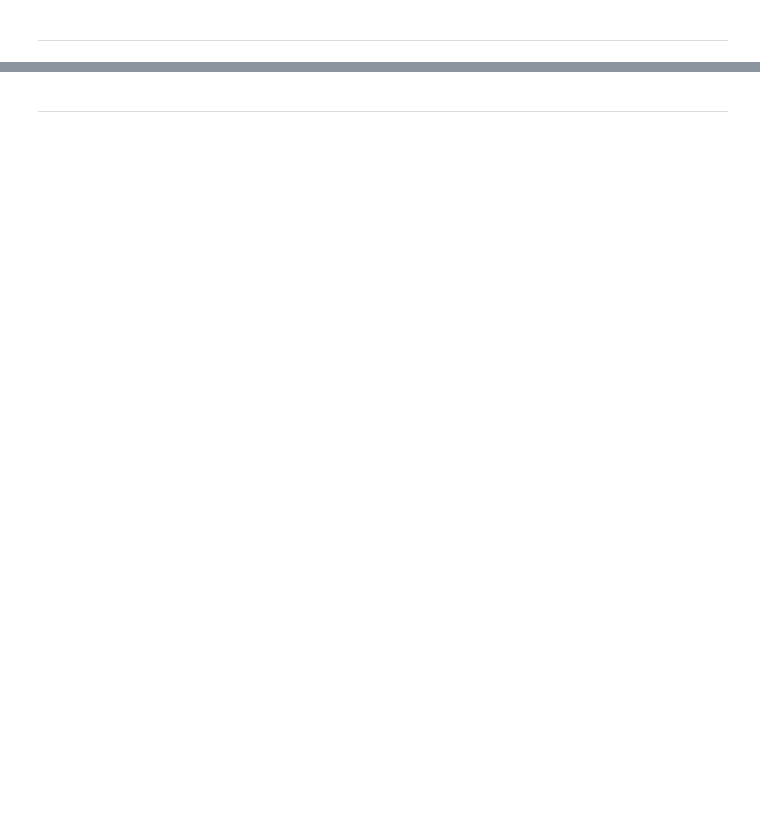
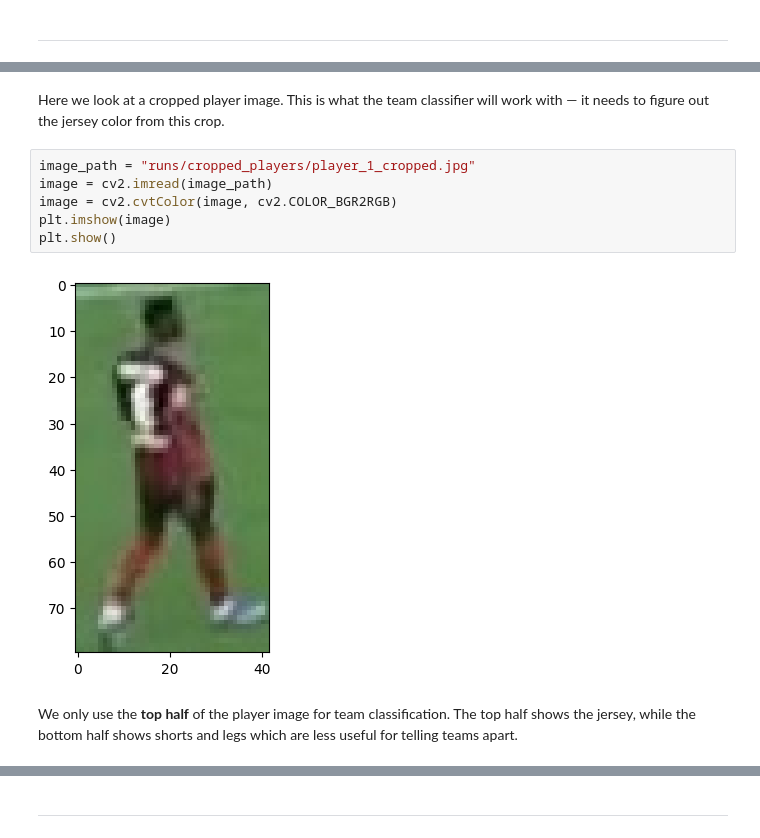
Before and after one commit to DanielLankry/Football-Vision-Stats-ML, a Jupyter notebook: Football-Vision-Stats.ipynb, the cells around one changed output, grey strips where cells are left out. Drawn from its saved outputs; the diff is of its cells as text; blank space fills up the shorter version.

```diff
--- a/Football-Vision-Stats.ipynb
+++ b/Football-Vision-Stats.ipynb
@@ -46,0 +749,12 @@ os.chdir('Football Advanced stats with python')
+# %% [markdown]
+Here we look at a cropped player image. This is what the team classifier will work with — it needs to figure out the jersey color from this crop.
+# %%
+image_path = "runs/cropped_players/player_1_cropped.jpg"
+image = cv2.imread(image_path)
+image = cv2.cvtColor(image, cv2.COLOR_BGR2RGB)
+plt.imshow(image)
+plt.show()
+# %% [output]
+[figure, added]
+# %% [markdown]
+We only use the **top half** of the player image for team classification. The top half shows the jersey, while the bottom half shows shorts and legs which are less useful for telling teams apart.
```
Also changed, not shown: parts of 128 cells of this notebook, 1 other file.
